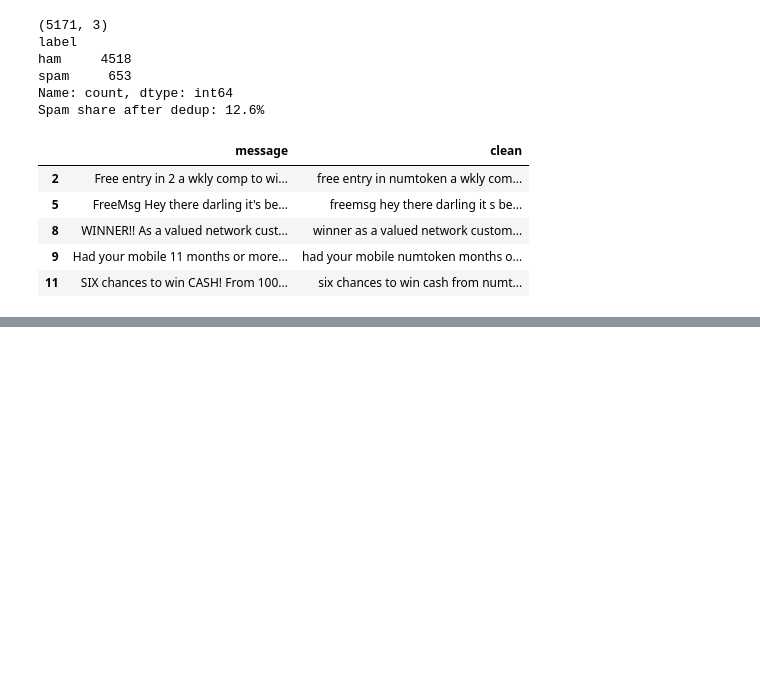
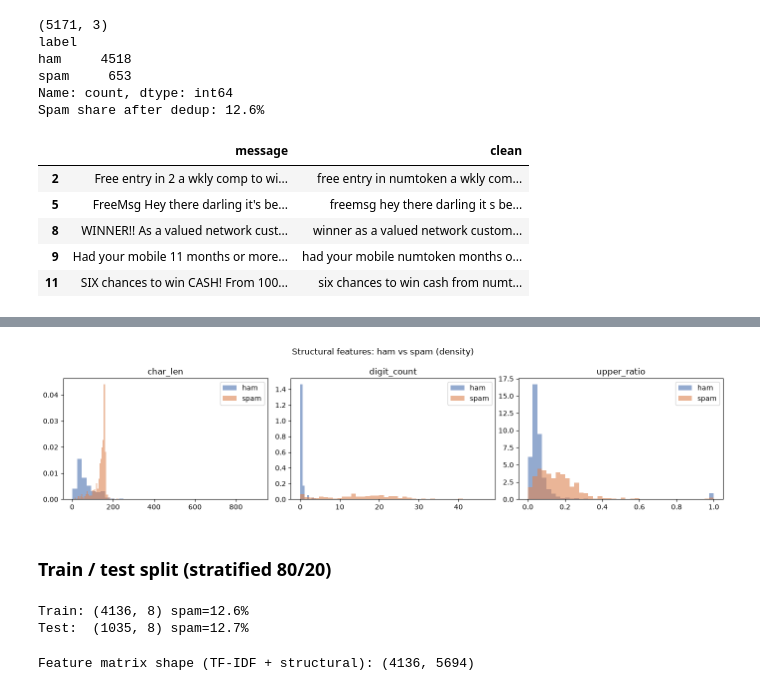
Before and after one commit to asifcse07/sms-spam-detection-nlp, a Jupyter notebook: experiment.ipynb, the cells around one changed output, grey strips where cells are left out. Saved outputs shown, nothing was run; the diff lists cells and outputs as text; code cells hidden in the pictures; blank space fills up the shorter version.

Commit message:
Add structural features, stratified split and feature pipelines

```diff
--- a/experiment.ipynb
+++ b/experiment.ipynb
@@ -105,7 +105,7 @@ spam     653
 Name: count, dtype: int64
 Spam share after dedup: 12.6%
 # %%
-URL_RE = re.compile(r"(https?://\S+|www\.\S+|\S+\.(com|co\.uk|net|org)\b\S*)", re.I)
+URL_RE = re.compile(r"(?:https?://\S+|www\.\S+|\S+\.(?:com|co\.uk|net|org)\b\S*)", re.I)
 MONEY_RE = re.compile(r"[£$€]\s?\d+([.,]\d+)?|\b\d+([.,]\d+)?\s?(p|pence|pounds?)\b", re.I)
 PHONE_RE = re.compile(r"\b\d{5,}\b")
 NUM_RE = re.compile(r"\d+")
@@ -130,0 +135,17 @@ df.loc[df["target"] == 1, ["message", "clean"]].head(5)
+# %%
+def structural_features(msg: pd.Series) -> pd.DataFrame:
+    letters = msg.str.count(r"[A-Za-z]")
+    return pd.DataFrame({
+        "char_len": msg.str.len(),
+        "word_count": msg.str.split().str.len(),
+        "digit_count": msg.str.count(r"\d"),
+        "upper_ratio": msg.str.count(r"[A-Z]") / letters.replace(0, 1),
+        "has_url": msg.str.contains(URL_RE).astype(int),
+        "has_currency": msg.str.contains(r"[£$€]").astype(int),
+        "exclaim_count": msg.str.count("!"),
+    })
+
+STRUCT_COLS = ["char_len", "word_count", "digit_count", "upper_ratio",
+               "has_url", "has_currency", "exclaim_count"]
+df = pd.concat([df, structural_features(df["message"])], axis=1)
+df.groupby("label")[STRUCT_COLS].mean().round(2).T
@@ -130,0 +161,45 @@ df.loc[df["target"] == 1, ["message", "clean"]].head(5)
+# %%
+fig, axes = plt.subplots(1, 3, figsize=(14, 3.5))
+for ax, col in zip(axes, ["char_len", "digit_count", "upper_ratio"]):
+    for label, color in [("ham", "#4C72B0"), ("spam", "#DD8452")]:
+        ax.hist(df.loc[df["label"] == label, col], bins=40, alpha=0.6, label=label,
+                color=color, density=True)
+    ax.set_title(col)
+    ax.legend()
+plt.suptitle("Structural features: ham vs spam (density)")
+plt.tight_layout()
+plt.show()
+# %% [output]
+[figure, added]
+# %% [markdown]
+### Train / test split (stratified 80/20)
+# %%
+X = df[["clean"] + STRUCT_COLS]
+y = df["target"]
+X_train, X_test, y_train, y_test = train_test_split(
+    X, y, test_size=0.2, stratify=y, random_state=RANDOM_STATE)
+print("Train:", X_train.shape, f"spam={y_train.mean():.1%}")
+print("Test: ", X_test.shape, f"spam={y_test.mean():.1%}")
+# %% [output]
+Train: (4136, 8) spam=12.6%
+Test:  (1035, 8) spam=12.7%
+# %%
+def text_only(vectorizer):
+    return ColumnTransformer([("text", vectorizer, "clean")])
+
+def text_plus_struct(vectorizer):
+    return ColumnTransformer([
+        ("text", vectorizer, "clean"),
+        ("struct", MaxAbsScaler(), STRUCT_COLS),
+    ])
+
+def tfidf():
+    return TfidfVectorizer(ngram_range=(1, 2), min_df=2, sublinear_tf=True, stop_words="english")
+
+def counts():
+    return CountVectorizer(ngram_range=(1, 2), min_df=2, stop_words="english")
+
+demo = text_plus_struct(tfidf()).fit(X_train)
+print("Feature matrix shape (TF-IDF + structural):", demo.transform(X_train).shape)
+# %% [output]
+Feature matrix shape (TF-IDF + structural): (4136, 5694)
```
Also changed, not shown: parts of 2 cells of this notebook.
